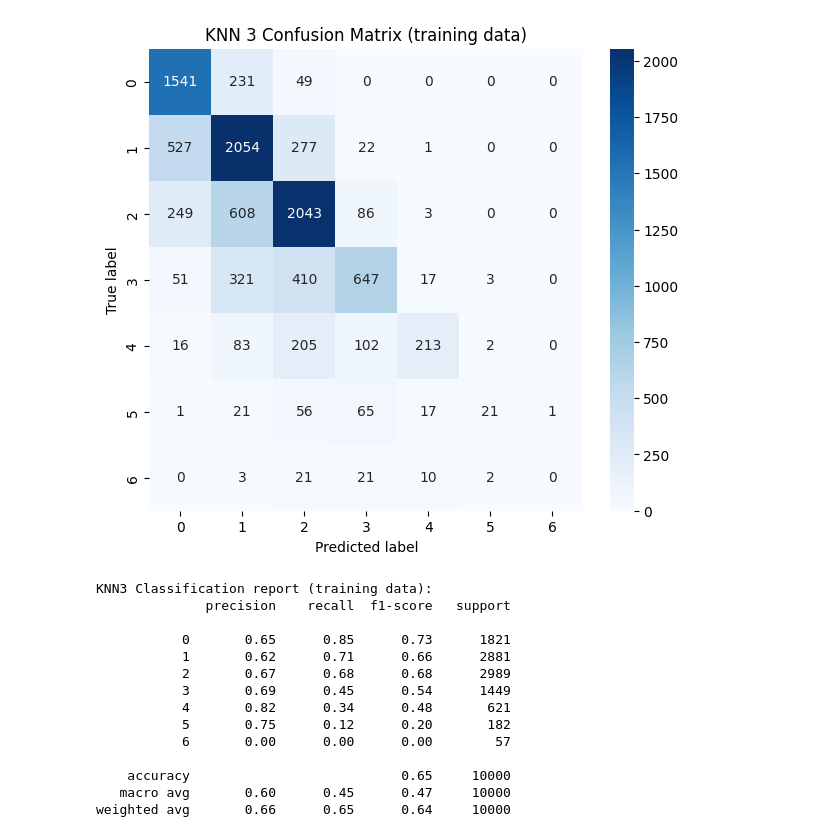
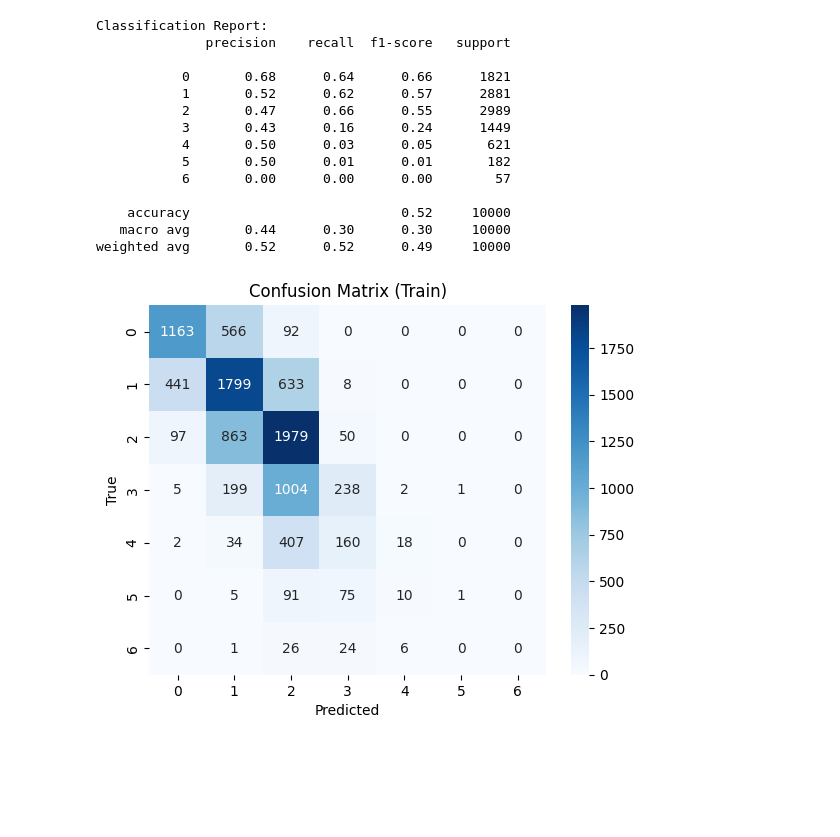
Before and after one commit to emmabachura/Machine-Learning, a Jupyter notebook: src/loan/loan-classification.ipynb, the cells around one changed output. Drawn from its saved outputs; the diff is of its cells as text; code cells hidden in the pictures; blank space fills up the shorter version.

```diff
--- a/src/loan/loan-classification.ipynb
+++ b/src/loan/loan-classification.ipynb
@@ -69,0 +7,16 @@ KNeighborsClassifier(n_neighbors=7)
+# %%
+train_path = "../../data/loan-10k-preprocessed-train.csv"
+test_path  = "../../data/loan-10k-preprocessed-test.csv"
+sol_path   = "../../data/loan-10k-preprocessed-sol.csv"
+
+train_df = pd.read_csv(train_path)
+test_df  = pd.read_csv(test_path)
+sol_df   = pd.read_csv(sol_path)
+# %%
+target_col = "grade"
+id_col = "ID"
+
+X_train = train_df.drop(columns=[target_col, id_col])
+y_train = train_df[target_col]
+
+X_test = test_df.drop(columns=[id_col])
@@ -70,31 +82,35 @@ KNeighborsClassifier(n_neighbors=7)
+# %%
+best_k = res_df.sort_values("cv_acc", ascending=False).iloc[0]["k"]
+model_best = KNeighborsClassifier(n_neighbors=int(best_k))
+model_best.fit(X_train, y_train)
+
+y_pred = model_best.predict(X_train)
+
+print("Classification Report:")
+print(classification_report(y_train, y_pred))
+# %% [output]
+Classification Report:
+              precision    recall  f1-score   support
+
+           0       0.68      0.64      0.66      1821
+           1       0.52      0.62      0.57      2881
+           2       0.47      0.66      0.55      2989
+           3       0.43      0.16      0.24      1449
+           4       0.50      0.03      0.05       621
+           5       0.50      0.01      0.01       182
+           6       0.00      0.00      0.00        57
+
+    accuracy                           0.52     10000
+   macro avg       0.44      0.30      0.30     10000
+weighted avg       0.52      0.52      0.49     10000
 # %%
+import seaborn as sns
 
-y_pred = knn3.predict(X)
-cm = confusion_matrix(y, y_pred)
-
-plt.figure(figsize=(7, 6))
-sns.heatmap(cm, annot=True, fmt='d', cmap='Blues',
-            xticklabels=knn3.classes_, yticklabels=knn3.classes_)
-plt.xlabel('Predicted label')
-plt.ylabel('True label')
-plt.title('KNN 3 Confusion Matrix (training data)')
+cm = confusion_matrix(y_train, y_pred)
+sns.heatmap(cm, annot=True, fmt="d", cmap="Blues")
+plt.title("Confusion Matrix (Train)")
+plt.xlabel("Predicted")
+plt.ylabel("True")
 plt.show()
-
-print("KNN3 Classification report (training data):")
-print(classification_report(y, y_pred))
 # %% [output]
-[figure, old version]
+[figure, new version]
-KNN3 Classification report (training data):
-              precision    recall  f1-score   support
-
-           0       0.65      0.85      0.73      1821
-           1       0.62      0.71      0.66      2881
-           2       0.67      0.68      0.68      2989
-           3       0.69      0.45      0.54      1449
-           4       0.82      0.34      0.48       621
-           5       0.75      0.12      0.20       182
-           6       0.00      0.00      0.00        57
-
-    accuracy                           0.65     10000
-   macro avg       0.60      0.45      0.47     10000
-weighted avg       0.66      0.65      0.64     10000
```
Also changed, not shown: parts of 9 cells of this notebook, 1 other file.
